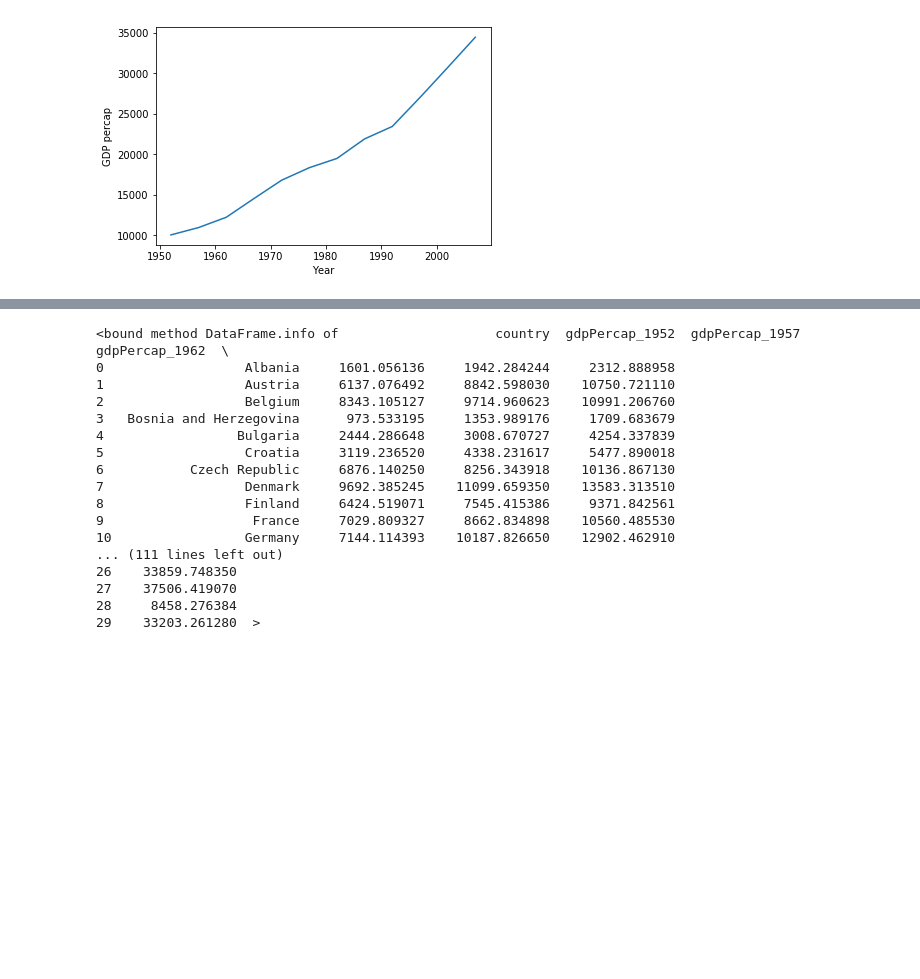
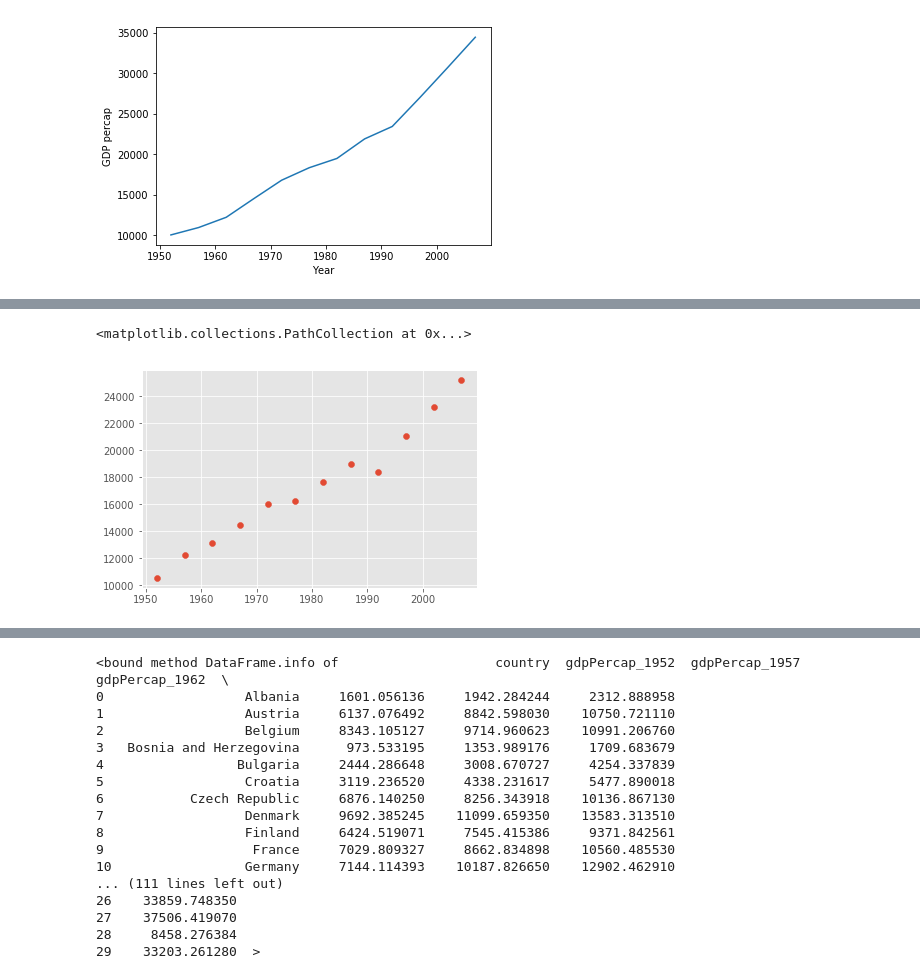
Before and after one commit to erezaei/Python-Day2, a Jupyter notebook: code/Day2_code.ipynb, the cells around one changed output, grey strips where cells are left out. Cells and saved outputs as stored; diff of their text form; code cells hidden in the pictures; blank space fills up the shorter version.

```diff
--- a/code/Day2_code.ipynb
+++ b/code/Day2_code.ipynb
@@ -119,0 +139,5 @@ plt.ylabel('GDP percar')
+# %%
+plt.scatter(years, gdp_nz)
+# %% [output]
+<matplotlib.collections.PathCollection at 0x...>
+[figure, added]
```
Also changed, not shown: parts of 15 cells of this notebook.
